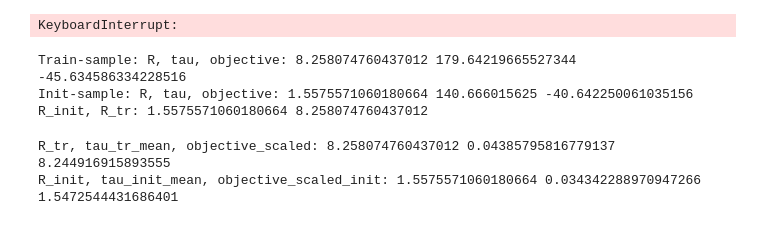
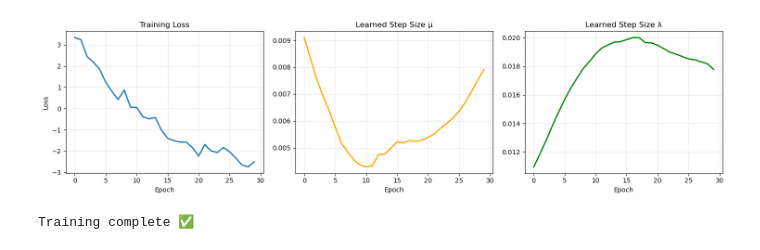
Before and after one commit to SurangaPrasad/mimo_jcas_system, a Jupyter notebook: training_models.ipynb, the cells around one changed output. Drawn from its saved outputs; the diff is of its cells as text; code cells hidden in the pictures.

```diff
--- a/training_models.ipynb
+++ b/training_models.ipynb
@@ -95,13 +95,14 @@ from lib.support_functions_torch import (
 )
 
 # ==== Config ====
+I_max = 20 # for J = 20
 num_epochs = 30
-batch_size = 20  # 👈 smaller batch
-num_channels = 100
+batch_size = 100  # 👈 smaller batch
+num_channels = 1000
 num_batches = num_channels // batch_size
 
 # Training SNR range
-snr_min, snr_max, snr_step = 12, 12, 2
+snr_min, snr_max, snr_step = 0, 12, 2
 snr_range = torch.arange(snr_min, snr_max + snr_step, snr_step)
 
 P_BS_list = []
@@ -111,7 +112,7 @@ for snr_db in snr_range:
     P_BS_list.append(P_BS_t)
 
 # ==== Training ====
-J_values = [1]
+J_values = [20]
 
 for J in J_values:
     print(f"\nTraining UPGANet (J={J})")
@@ -210,4 +227,5 @@ Training UPGANet (J=1)
+[figure, added]
-KeyboardInterrupt:
+Training complete ✅
 # %%
 from lib.support_functions_torch import compute_rate_torch, compute_tau_torch
 
@@ -229,10 +247,6 @@ R_init = compute_rate_torch(Ht, A0t, D0t, sigma_n2_t)
 tau_init = compute_tau_torch(A0t, D0t, Psit)
 print("Init-sample: R, tau, objective:", R_init.item(), tau_init.item(), (R_init - omega * tau_init).item())
 print("R_init, R_tr:", R_init.item(), R_tr.item())
-# %% [output]
-Train-sample: R, tau, objective: 8.258074760437012 179.64219665527344 -45.634586334228516
-Init-sample: R, tau, objective: 1.5575571060180664 140.666015625 -40.642250061035156
-R_init, R_tr: 1.5575571060180664 8.258074760437012
 # %%
 # quick test (no retraining)
 N = A_tr.shape[-2]
@@ -241,9 +255,6 @@ print("R_tr, tau_tr_mean, objective_scaled:", R_tr.item(), tau_mean.item(), (R_t
 
 tau_init_mean = tau_init / (N * N)
 print("R_init, tau_init_mean, objective_scaled_init:", R_init.item(), tau_init_mean.item(), (R_init - omega * tau_init_mean).item())
-# %% [output]
-R_tr, tau_tr_mean, objective_scaled: 8.258074760437012 0.04385795816779137 8.244916915893555
-R_init, tau_init_mean, objective_scaled_init: 1.5575571060180664 0.034342288970947266 1.5472544431686401
 # %%
 import torch
 from lib.dnn import UPGANet
```
Also changed, not shown: parts of 3 cells of this notebook, 5 other files.
